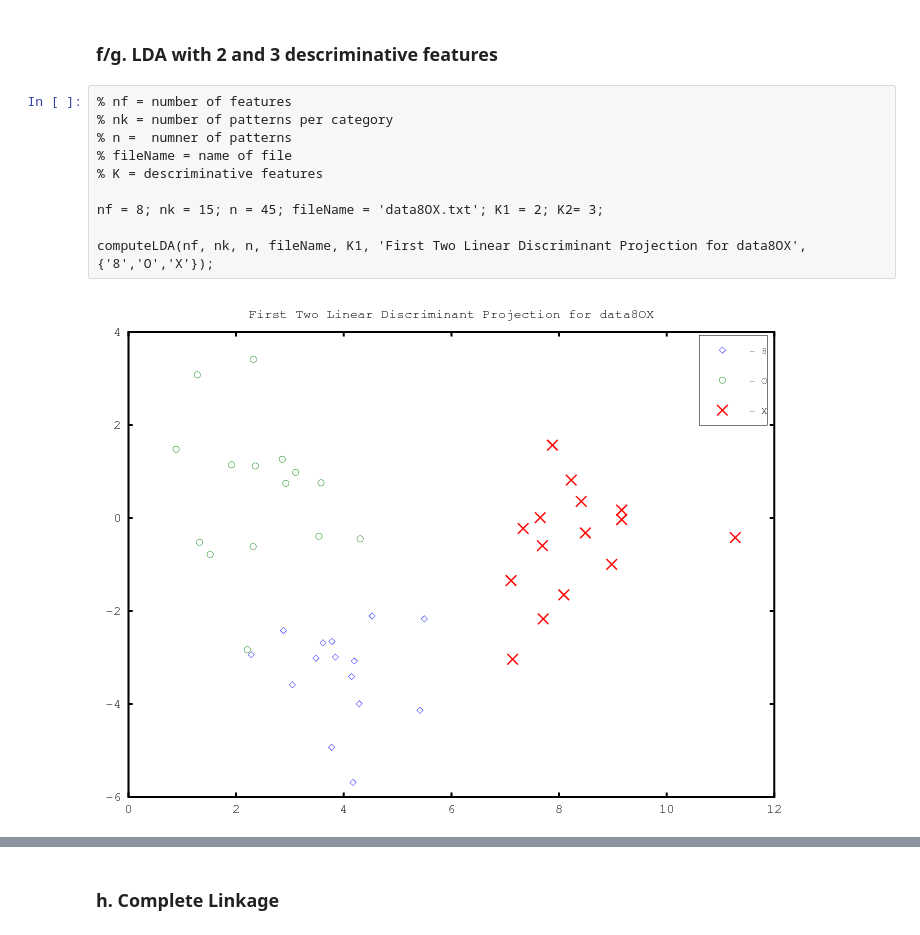
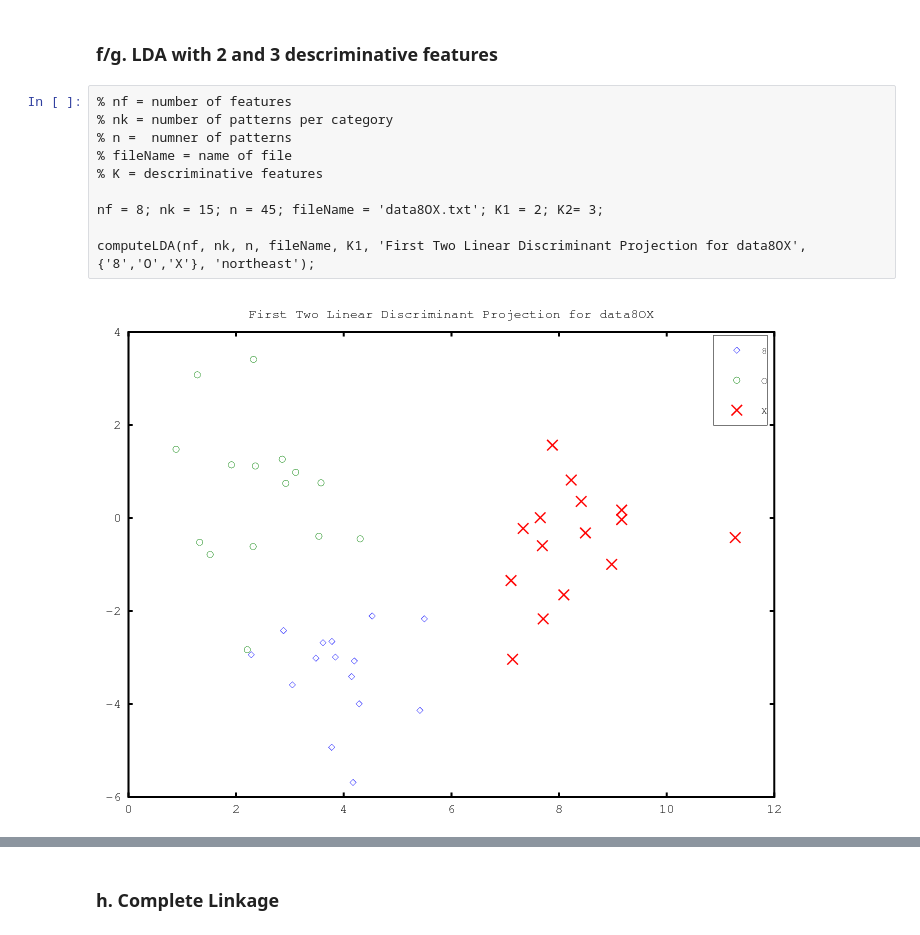
Before and after one commit to omarsar/math_comp_project, a Jupyter notebook: Project-Part 1.ipynb, the cells around one changed output, grey strips where cells are left out. Saved outputs shown, nothing was run; the diff lists cells and outputs as text.

```diff
--- a/Project-Part 1.ipynb
+++ b/Project-Part 1.ipynb
@@ -103,13 +103,13 @@ plotPCA(X,k2, nf, 'First 3 Principal Component Projection for 8OX Data', {'8','O
 # %%
 % nf = number of features
 % nk = number of patterns per category
 % n =  numner of patterns
 % fileName = name of file
 % K = descriminative features
 
 nf = 8; nk = 15; n = 45; fileName = 'data8OX.txt'; K1 = 2; K2= 3;
 
-computeLDA(nf, nk, n, fileName, K1, 'First Two Linear Discriminant Projection for data8OX', {'8','O','X'});
+computeLDA(nf, nk, n, fileName, K1, 'First Two Linear Discriminant Projection for data8OX', {'8','O','X'}, 'northeast');
 # %% [output]
-[figure, old version]
+[figure, new version]
 # %%
```
Also changed, not shown: parts of 2 cells of this notebook, 4 other files.
